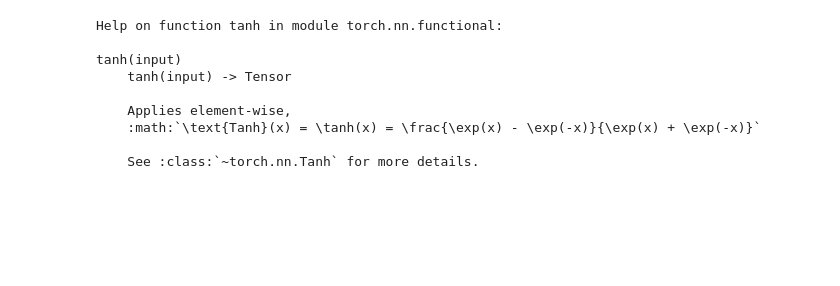
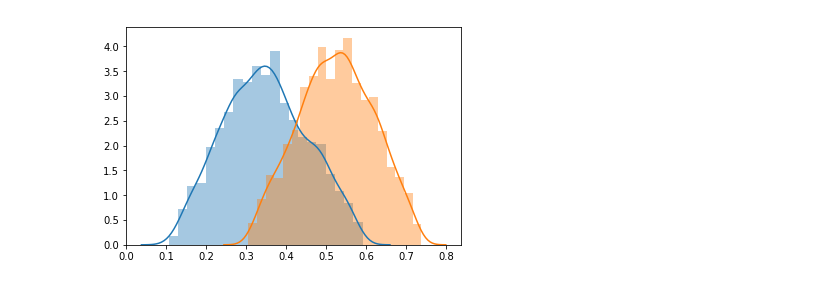
Before and after one commit to pitybea/l2r, a Jupyter notebook: l2r.ipynb, the cells around one changed output. Cells and saved outputs as stored; diff of their text form; code cells hidden in the pictures; blank space fills up the shorter version.

```diff
--- a/l2r.ipynb
+++ b/l2r.ipynb
@@ -0,0 +62,14 @@
+# %%
+train_data = np.transpose(train_data, [1, 0, 2])
+test_data = np.transpose(test_data, [1, 0, 2])
+# %%
+def make_label(is_train, indx):
+    total_size = 1986 if is_train else 336
+    month = (indx // total_size) # 0 Sep, 1 Oct, 2 Nov
+    base = np.random.rand() / 4 # shows personal perfer
+    low, middle, high = np.random.rand() * 0.25 + 0.1 + base, np.random.rand() * 0.2 + 0.3 + base, np.random.rand() * 0.25 + 0.45 + base
+    #low in 0.1 to 0.35 middle in 0.3 to 0.5 high in 0.45 to 0.7
+    return {0: [low, high, middle], 1: [low, middle, high], 2: [high, low, middle]}[month]
+# %%
+train_label = np.array([make_label(True, i) for i in range(train_data.shape[0])])
+test_label = np.array([make_label(False, i) for i in range(test_data.shape[0])])
@@ -0,0 +78,3 @@
+# %%
+for i in range(2):
+    sn.distplot(train_label[:1986, i])
@@ -1,3 +83,8 @@
+# %%
+for i in range(2):
+    sn.distplot(train_label[1986: 1986 * 2, i])
+# %% [output]
+[figure, added]
 # %%
 from torch.autograd import Variable
 # %%
@@ -9,12 +91,0 @@ import torch.nn.functional as F
-# %%
-help(F.tanh)
-# %% [output]
-Help on function tanh in module torch.nn.functional:
-
-tanh(input)
-    tanh(input) -> Tensor
-
-    Applies element-wise,
-    :math:`\text{Tanh}(x) = \tanh(x) = \frac{\exp(x) - \exp(-x)}{\exp(x) + \exp(-x)}`
-
-    See :class:`~torch.nn.Tanh` for more details.
```
Also changed, not shown: parts of 103 cells of this notebook, 1 other file.
